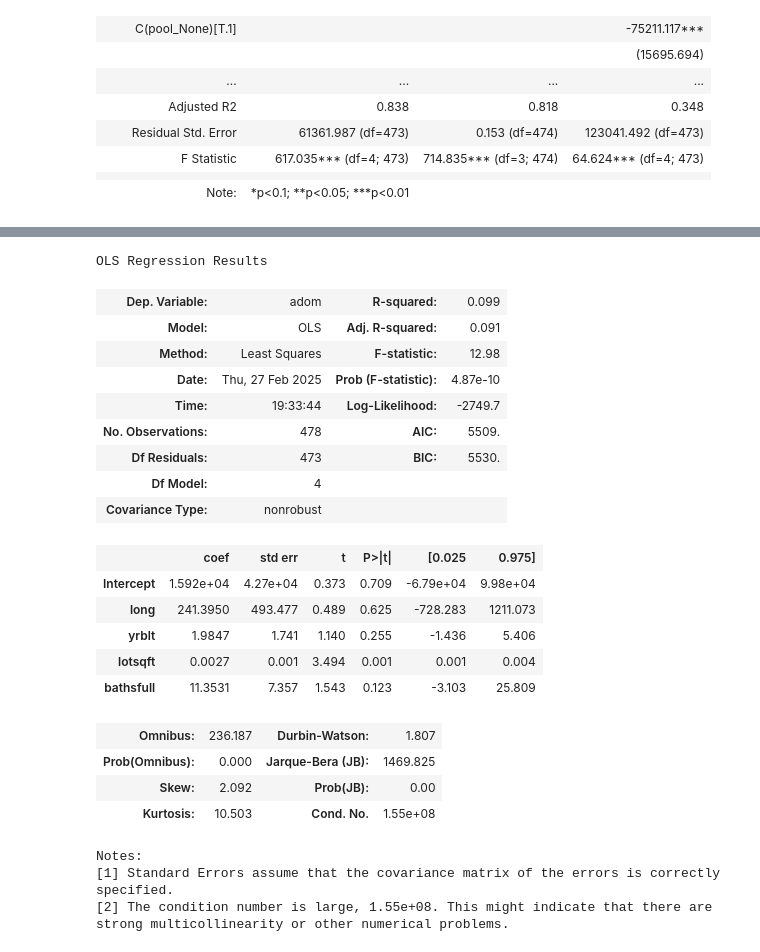
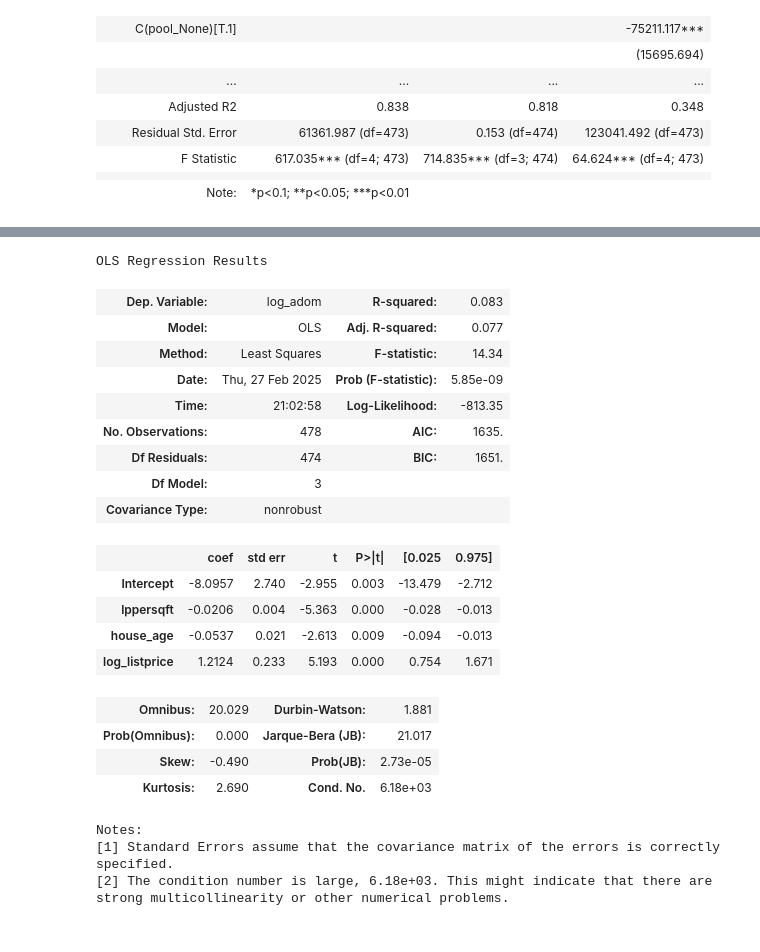
Before and after one commit to bombTechCoder/huntersGreen, a Jupyter notebook: scripts/predictSales.ipynb, the cells around one changed output, grey strips where cells are left out. Drawn from its saved outputs; the diff is of its cells as text; code cells hidden in the pictures.

```diff
--- a/scripts/predictSales.ipynb
+++ b/scripts/predictSales.ipynb
@@ -386,31 +387,30 @@ Notes:
 strong multicollinearity or other numerical problems.
 # %%
-amodel2 = smf.ols(formula='adom ~ long + yrblt + lotsqft + bathsfull', data=df).fit()
+amodel2 = smf.ols(formula='log_adom ~ lppersqft + house_age + log_listprice', data=df).fit()
 
 display(amodel2.summary())
 # %% [output]
 OLS Regression Results
-| Dep. Variable: | adom | R-squared: | 0.099 |
-| Model: | OLS | Adj. R-squared: | 0.091 |
-| Method: | Least Squares | F-statistic: | 12.98 |
-| Date: | Thu, 27 Feb 2025 | Prob (F-statistic): | 4.87e-10 |
-| Time: | 19:33:44 | Log-Likelihood: | -2749.7 |
-| No. Observations: | 478 | AIC: | 5509. |
-| Df Residuals: | 473 | BIC: | 5530. |
-| Df Model: | 4 |  |  |
+| Dep. Variable: | log_adom | R-squared: | 0.083 |
+| Model: | OLS | Adj. R-squared: | 0.077 |
+| Method: | Least Squares | F-statistic: | 14.34 |
+| Date: | Thu, 27 Feb 2025 | Prob (F-statistic): | 5.85e-09 |
+| Time: | 21:02:58 | Log-Likelihood: | -813.35 |
+| No. Observations: | 478 | AIC: | 1635. |
+| Df Residuals: | 474 | BIC: | 1651. |
+| Df Model: | 3 |  |  |
 | Covariance Type: | nonrobust |  |  |
 |  | coef | std err | t | P>|t| | [0.025 | 0.975] |
-| Intercept | 1.592e+04 | 4.27e+04 | 0.373 | 0.709 | -6.79e+04 | 9.98e+04 |
-| long | 241.3950 | 493.477 | 0.489 | 0.625 | -728.283 | 1211.073 |
-| yrblt | 1.9847 | 1.741 | 1.140 | 0.255 | -1.436 | 5.406 |
-| lotsqft | 0.0027 | 0.001 | 3.494 | 0.001 | 0.001 | 0.004 |
-| bathsfull | 11.3531 | 7.357 | 1.543 | 0.123 | -3.103 | 25.809 |
+| Intercept | -8.0957 | 2.740 | -2.955 | 0.003 | -13.479 | -2.712 |
+| lppersqft | -0.0206 | 0.004 | -5.363 | 0.000 | -0.028 | -0.013 |
+| house_age | -0.0537 | 0.021 | -2.613 | 0.009 | -0.094 | -0.013 |
+| log_listprice | 1.2124 | 0.233 | 5.193 | 0.000 | 0.754 | 1.671 |
-| Omnibus: | 236.187 | Durbin-Watson: | 1.807 |
-| Prob(Omnibus): | 0.000 | Jarque-Bera (JB): | 1469.825 |
-| Skew: | 2.092 | Prob(JB): | 0.00 |
-| Kurtosis: | 10.503 | Cond. No. | 1.55e+08 |
+| Omnibus: | 20.029 | Durbin-Watson: | 1.881 |
+| Prob(Omnibus): | 0.000 | Jarque-Bera (JB): | 21.017 |
+| Skew: | -0.490 | Prob(JB): | 2.73e-05 |
+| Kurtosis: | 2.690 | Cond. No. | 6.18e+03 |
 Notes:
 [1] Standard Errors assume that the covariance matrix of the errors is correctly specified.
-[2] The condition number is large, 1.55e+08. This might indicate that there are
+[2] The condition number is large, 6.18e+03. This might indicate that there are
 strong multicollinearity or other numerical problems.
 # %%
```
Also changed, not shown: parts of 10 cells of this notebook.
